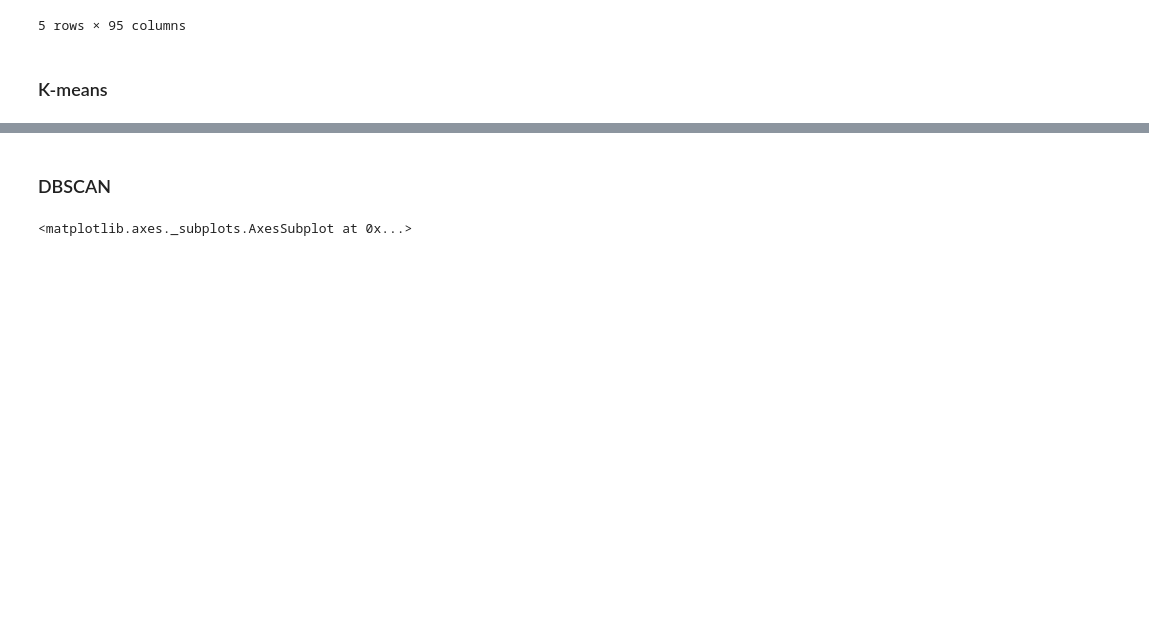
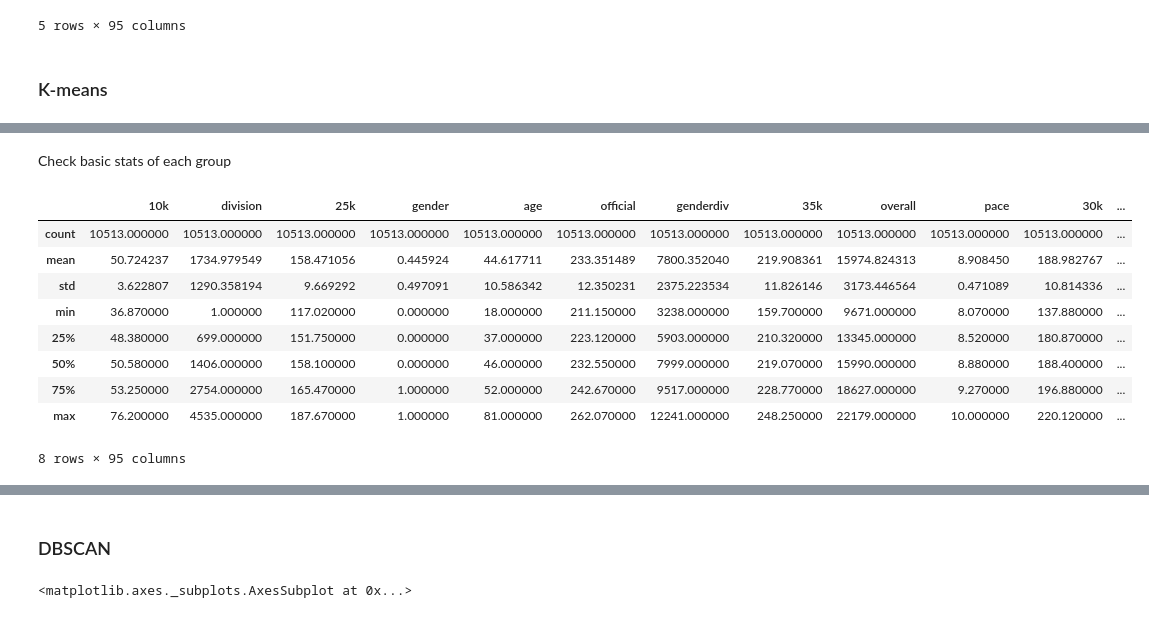
Before and after one commit to npqbuu/ML_Bootcamp_2019, a Jupyter notebook: W6_Boston-Marathon-Project/Boston-Marathon-Project.ipynb, the cells around one changed output, grey strips where cells are left out. Cells and saved outputs as stored; diff of their text form; code cells hidden in the pictures; blank space fills up the shorter version.

```diff
--- a/W6_Boston-Marathon-Project/Boston-Marathon-Project.ipynb
+++ b/W6_Boston-Marathon-Project/Boston-Marathon-Project.ipynb
@@ -216,0 +244,15 @@ sns.scatterplot(x = 'Principal component 1', y = 'Principal component 2', hue =
+# %% [markdown]
+Check basic stats of each group
+# %%
+df.loc[df_visual['Centroid'] == 0].describe()
+# %% [output]
+|  | 10k | division | 25k | gender | age | official | genderdiv | 35k | overall | pace | 30k | ... |
+| count | 10513.000000 | 10513.000000 | 10513.000000 | 10513.000000 | 10513.000000 | 10513.000000 | 10513.000000 | 10513.000000 | 10513.000000 | 10513.000000 | 10513.000000 | ... |
+| mean | 50.724237 | 1734.979549 | 158.471056 | 0.445924 | 44.617711 | 233.351489 | 7800.352040 | 219.908361 | 15974.824313 | 8.908450 | 188.982767 | ... |
+| std | 3.622807 | 1290.358194 | 9.669292 | 0.497091 | 10.586342 | 12.350231 | 2375.223534 | 11.826146 | 3173.446564 | 0.471089 | 10.814336 | ... |
+| min | 36.870000 | 1.000000 | 117.020000 | 0.000000 | 18.000000 | 211.150000 | 3238.000000 | 159.700000 | 9671.000000 | 8.070000 | 137.880000 | ... |
+| 25% | 48.380000 | 699.000000 | 151.750000 | 0.000000 | 37.000000 | 223.120000 | 5903.000000 | 210.320000 | 13345.000000 | 8.520000 | 180.870000 | ... |
+| 50% | 50.580000 | 1406.000000 | 158.100000 | 0.000000 | 46.000000 | 232.550000 | 7999.000000 | 219.070000 | 15990.000000 | 8.880000 | 188.400000 | ... |
+| 75% | 53.250000 | 2754.000000 | 165.470000 | 1.000000 | 52.000000 | 242.670000 | 9517.000000 | 228.770000 | 18627.000000 | 9.270000 | 196.880000 | ... |
+| max | 76.200000 | 4535.000000 | 187.670000 | 1.000000 | 81.000000 | 262.070000 | 12241.000000 | 248.250000 | 22179.000000 | 10.000000 | 220.120000 | ... |
+8 rows × 95 columns
```
Also changed, not shown: parts of 7 cells of this notebook.
